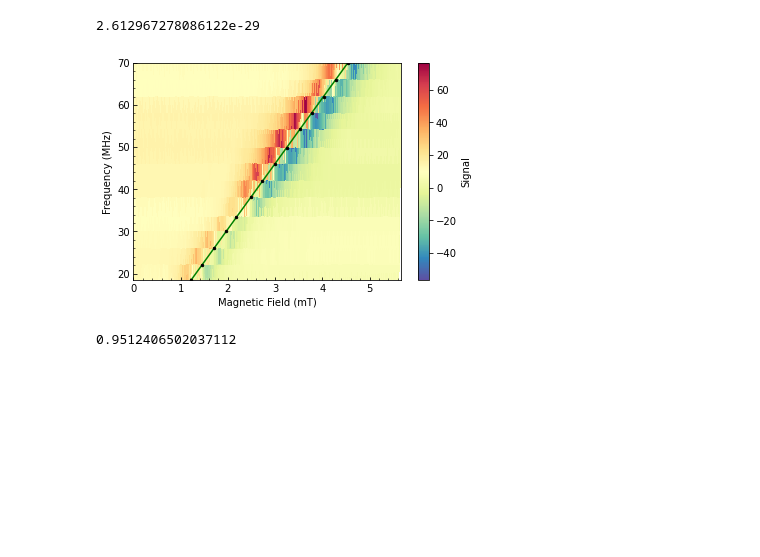
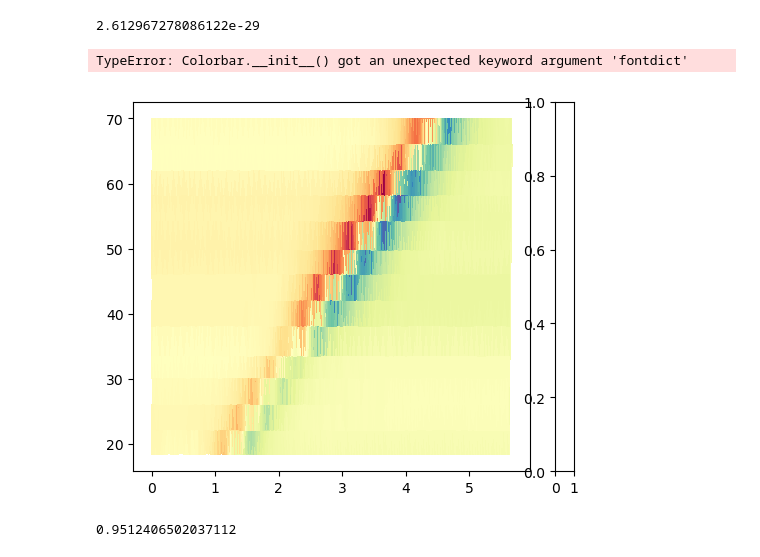
Before and after one commit to matsr22/Phys-382-EPR, a Jupyter notebook: Lock-In data/Data Analysis Jupyter.ipynb, the cells around one changed output. Saved outputs shown, nothing was run; the diff lists cells and outputs as text; code cells hidden in the pictures; blank space fills up the shorter version.

```diff
--- a/Lock-In data/Data Analysis Jupyter.ipynb
+++ b/Lock-In data/Data Analysis Jupyter.ipynb
@@ -22,8 +22,10 @@ from matplotlib import gridspec
 import matplotlib.ticker as ticker
 
 import os
+
+myfont = {'family': 'sans-serif', 'color':  'black', 'weight': 'normal', 'size': 16,}
 # %%
-data = pd.read_excel(r"C:\Users\matth\Documents\Phys 382\Lock-In data\EPR Lock-In Data.xlsx",None)
+data = pd.read_excel(r"EPR Lock-In Data.xlsx",None)
 MagResonances = []
 FreqResonances = []
 # %%
@@ -78,16 +80,16 @@ for i, sheet in enumerate(data):
             fig, ax = plt.subplots()
             ax.plot(MagneticData,signalData)
             ax.scatter(MagneticData,AmpData,s=4)
-            ax.set_xlabel("Magnetic Field (mT)")
-            ax.set_ylabel("Signal")
+            ax.set_xlabel("Magnetic Field (mT)",fontdict=myfont)
+            ax.set_ylabel("Signal",fontdict=myfont)
             ax.set_xlim(left=MagneticData[0],right = MagneticData[-1])
             ax.tick_params(which='both',direction = 'in')
             ax.minorticks_on()
 
-            plt.savefig(os.path.join(r"C:\Users\matth\Documents\Phys 382\Lock-In data\Finalised Plots",str(int(float(sheet)*1000)))+"Hz"+".jpg",bbox_inches='tight',dpi=400)
+            plt.savefig(os.path.join(r"Finalised Plots",str(int(float(sheet)*1000)))+"Hz"+".jpg",bbox_inches='tight',dpi=400)
 
             figData = "Metadata:\n\nAmp: {}±{} \nX offset: {}±{}\nWidth/SDev: {}±{}\nY offset: {}±{}".format(Amp,AmpErr,Loc,LocErr,SDev,SDevErr,d,dErr)
-            f = open(os.path.join(r"C:\Users\matth\Documents\Phys 382\Lock-In data\Finalised Plots",str(int(float(sheet)*1000)))+"Hz"+".txt",'w')
+            f = open(os.path.join(r"Finalised Plots",str(int(float(sheet)*1000)))+"Hz"+".txt",'w')
             f.write(figData)
             f.close()
             #plt.show()
@@ -167,39 +169,41 @@ zData = np.array(zData)
 
 plot1,ax = plt.subplots()
 
 guessLinear = [12,0]
 
 popt, pcov = scipy.optimize.curve_fit(Linear, MagResonances, FreqResonances, p0=guessLinear)
 
 grad,yInt = popt
 
 gradU,yIntU = sqrt(diag(pcov))
 
 slope, intercept, r_value, p_value, std_err = scipy.stats.linregress(MagResonances, FreqResonances)
 print(p_value)
 cmaps = ax.tripcolor(xData,yData,zData,cmap="Spectral_r",zorder = 1)
-plot1.colorbar(cmaps,label = "Signal")
-ax.set_xlabel("Magnetic Field (mT)")
-ax.set_ylabel("Frequency (MHz)")
+cbarsz = plot1.colorbar(cmaps,label = "Signal")
+cbarsz.ax.set_label(fontdict = myfont)
+ax.set_xlabel("Magnetic Field (mT)",fontdict=myfont)
+ax.set_ylabel("Frequency (MHz)",fontdict=myfont)
 
 ax.plot(MagResonances,grad*np.array(MagResonances)+yInt,zorder = 2,c="green")
 ax.set_xlim(np.min(xData),np.max(xData))
 ax.set_ylim(np.min(yData),np.max(yData))
 ax.tick_params(which="both",direction= "in")
 ax.minorticks_on()
 
 ax.scatter(MagResonances,FreqResonances,s=6,c='black',zorder = 3)
 
-plt.savefig(os.path.join(r"C:\Users\matth\Documents\Phys 382\Lock-In data\Finalised Plots","3D Graph - New"+".jpg"),bbox_inches='tight',dpi=1000)
+plt.savefig(os.path.join(r"Finalised Plots","3D Graph - New"+".jpg"),bbox_inches='tight',dpi=1000)
 
 figData = "Metadata:\n\nGrad Line: {}±{} \nY offset: {}±{}\nR squared Val: {}".format(grad,gradU,yInt,yIntU,r_value**2)
-f = open(os.path.join(r"C:\Users\matth\Documents\Phys 382\Lock-In data\Finalised Plots","ColorPlot Metadata"+".txt"),'w')
+f = open(os.path.join(r"Finalised Plots","ColorPlot Metadata"+".txt"),'w')
 f.write(figData)
 f.close()
 plt.show()
 # %% [output]
 2.612967278086122e-29
+TypeError: Colorbar.__init__() got an unexpected keyword argument 'fontdict'
-[figure, old version]
+[figure, new version]
 # %%
 # Y offsets Analysis
 plot2,ax2 = plt.subplots()
```
Also changed, not shown: parts of 1 cell of this notebook, 35 other files.
